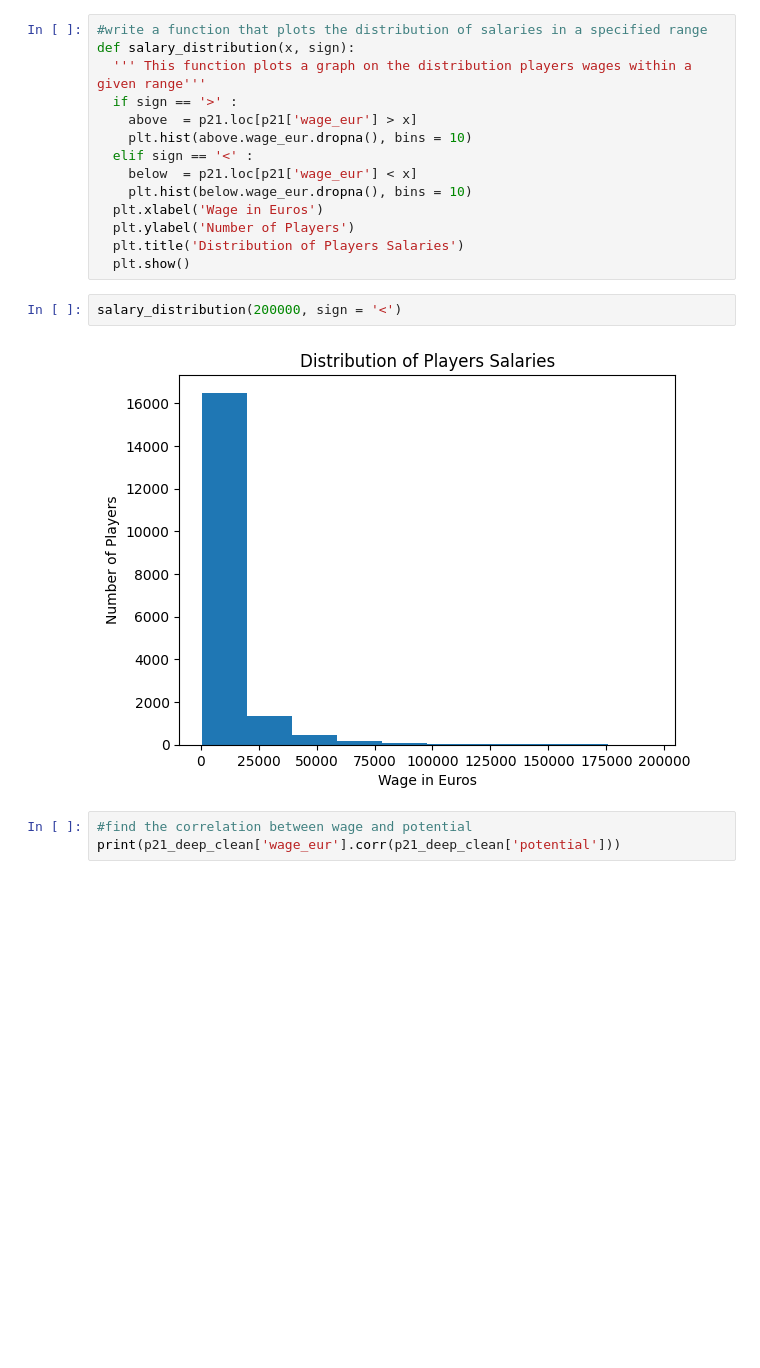
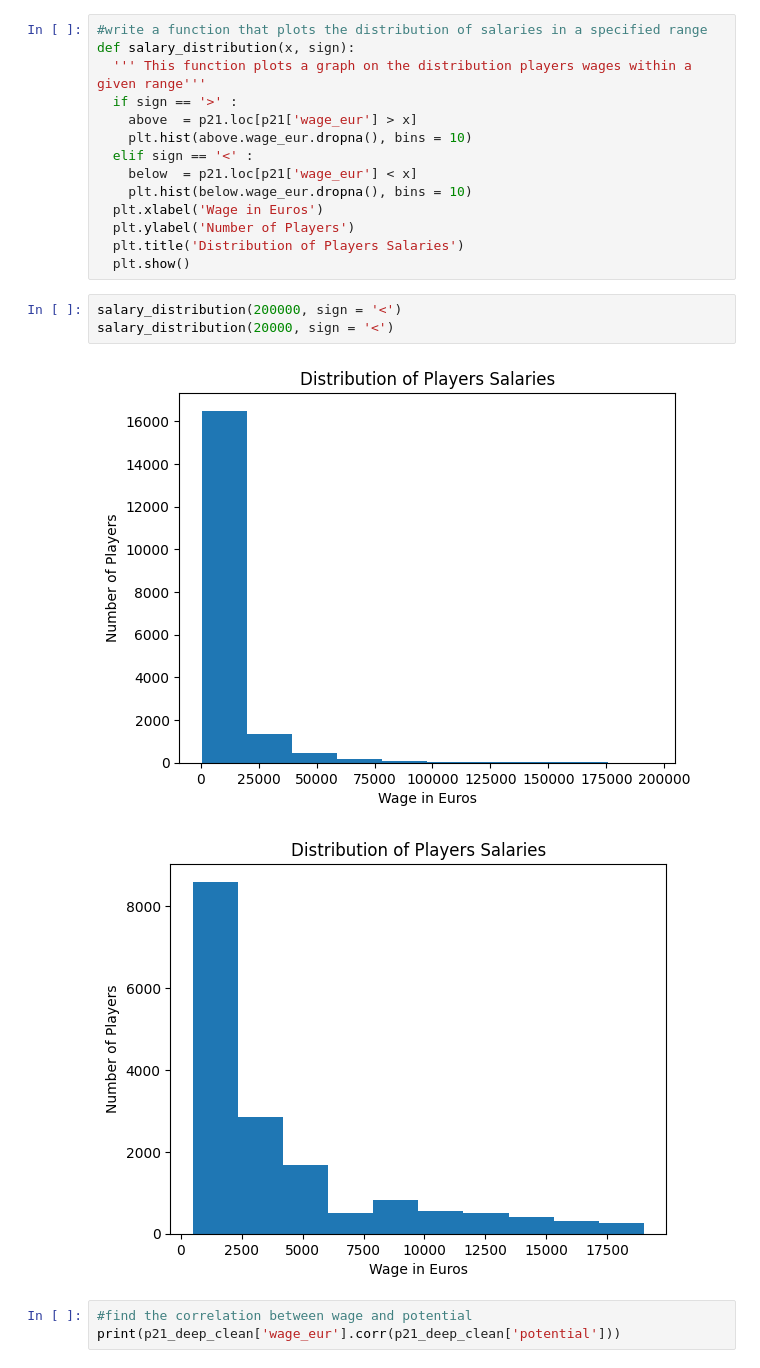
Before and after one commit to ToluPaul/Fifa-22_analysis, a Jupyter notebook: Fifa.ipynb, the cells around one changed output. Saved outputs shown, nothing was run; the diff lists cells and outputs as text; blank space fills up the shorter version.

```diff
--- a/Fifa.ipynb
+++ b/Fifa.ipynb
@@ -259,8 +259,10 @@ def salary_distribution(x, sign):
   plt.show()
 # %%
 salary_distribution(200000, sign = '<')
+salary_distribution(20000, sign = '<')
 # %% [output]
 [figure]
+[figure, added]
 # %%
 #find the correlation between wage and potential
 print(p21_deep_clean['wage_eur'].corr(p21_deep_clean['potential']))
```
Also changed, not shown: parts of 3 cells of this notebook.
